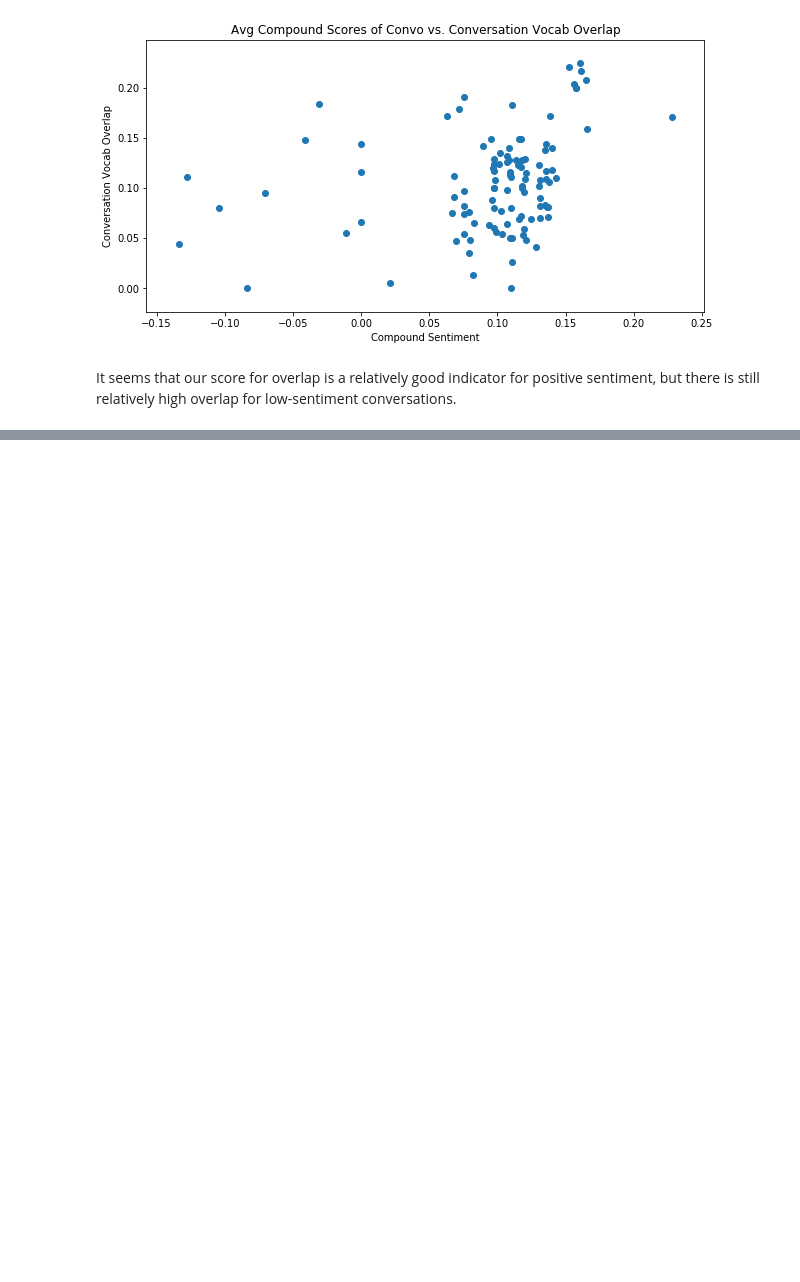
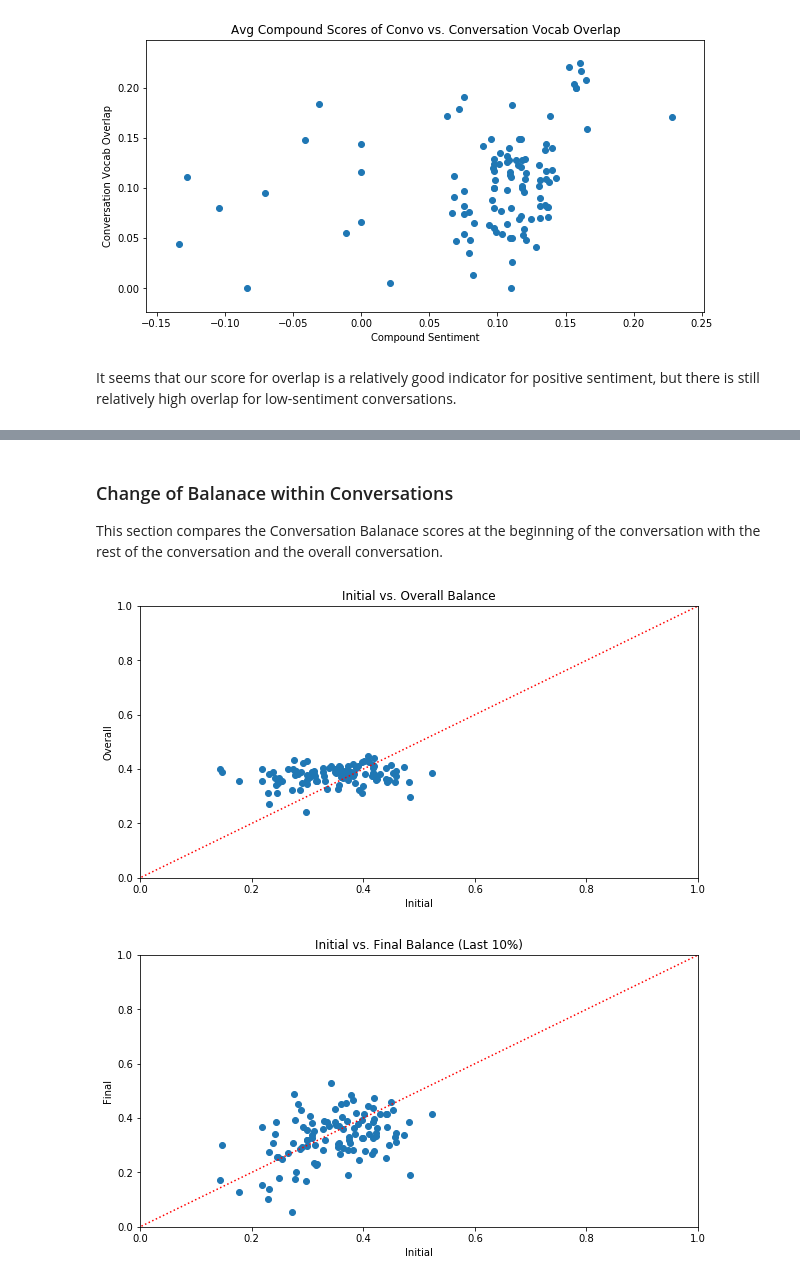
Before and after one commit to Gnome42/Cornell-Conversational-Analysis-Toolkit, a Jupyter notebook: datasets/switchboard-corpus/E3_data_analysis.ipynb, the cells around one changed output, grey strips where cells are left out. Saved outputs shown, nothing was run; the diff lists cells and outputs as text; code cells hidden in the pictures; blank space fills up the shorter version.

```diff
--- a/datasets/switchboard-corpus/E3_data_analysis.ipynb
+++ b/datasets/switchboard-corpus/E3_data_analysis.ipynb
@@ -475,0 +531,49 @@ It seems that our score for overlap is a relatively good indicator for positive
+# %% [markdown]
+### Change of Balanace within Conversations
+This section compares the Conversation Balanace scores at the beginning of the conversation with the rest of the conversation and the overall conversation.
+# %%
+initialBalance = []
+overallBalance = []
+finalBalance = []
+
+for i, c in enumerate(corpus.conversations):
+
+    utt_list = corpus.conversations[c]._utterance_ids
+    utt_scores = []
+    for u in utt_list:
+        try:
+            utt_scores.append(corpus.utterances[u].meta['statement_balance'])
+        except KeyError:
+            continue
+
+    split = int(0.1*len(utt_scores))
+    beg = utt_scores[:split]
+    end = utt_scores[-1*split:]
+
+    initialBalance.append(sum(beg)/len(beg))
+    finalBalance.append(sum(end)/len(end))
+    overallBalance.append(sum(utt_scores)/len(utt_scores))
+
+
+plt.figure(figsize=(10,5))
+plt.scatter(initialBalance, overallBalance)
+plt.plot(range(-1,2), range(-1,2), 'r:')
+plt.title('Initial vs. Overall Balance')
+plt.xlabel('Initial')
+plt.ylabel('Overall')
+plt.xlim([0,1])
+plt.ylim([0,1])
+plt.show()
+
+plt.figure(figsize=(10,5))
+plt.scatter(initialBalance, finalBalance)
+plt.plot(range(-1,2), range(-1,2), 'r:')
+plt.title('Initial vs. Final Balance (Last 10%)')
+plt.xlabel('Initial')
+plt.ylabel('Final')
+plt.xlim([0,1])
+plt.ylim([0,1])
+plt.show()
+# %% [output]
+[figure, added]
+[figure, added]
```
Also changed, not shown: parts of 21 cells of this notebook, 1 other file.
